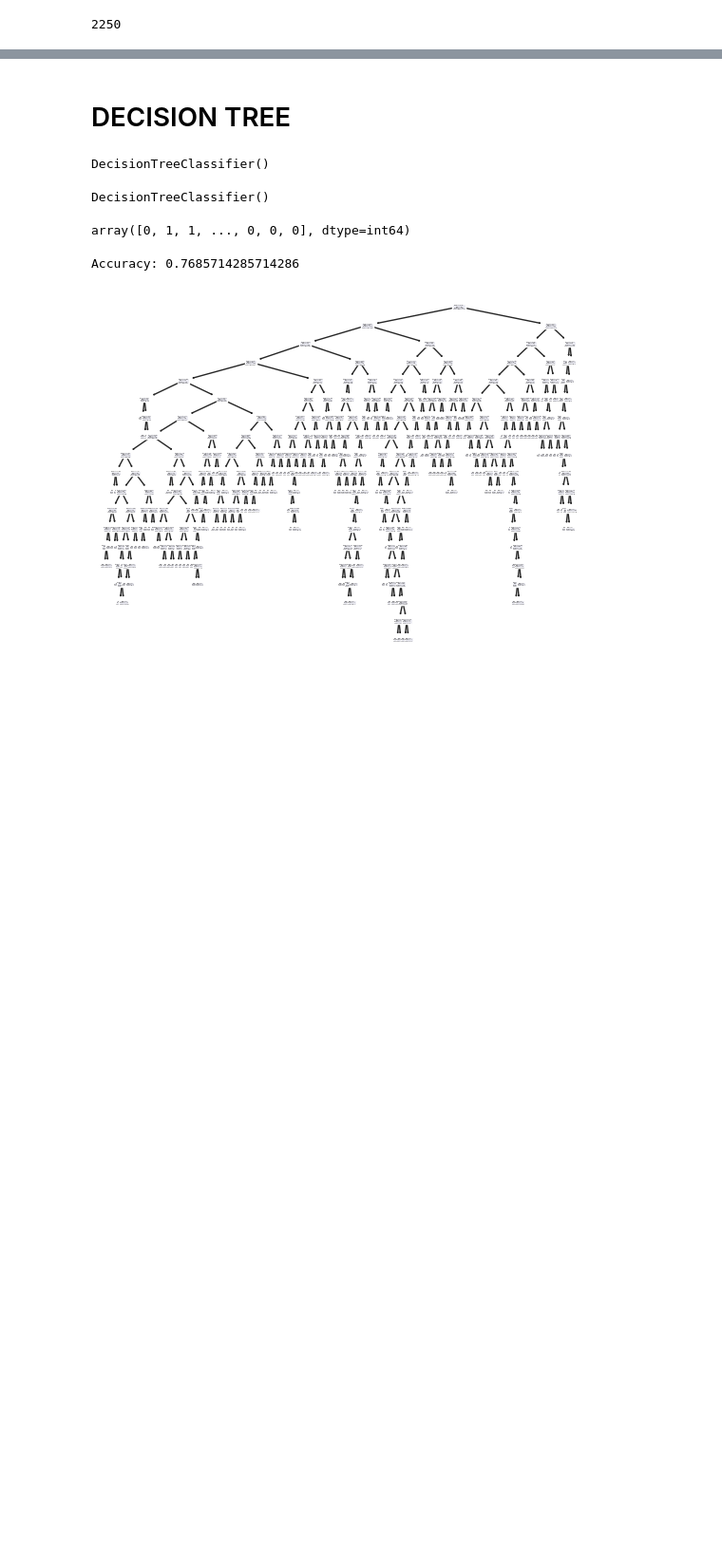
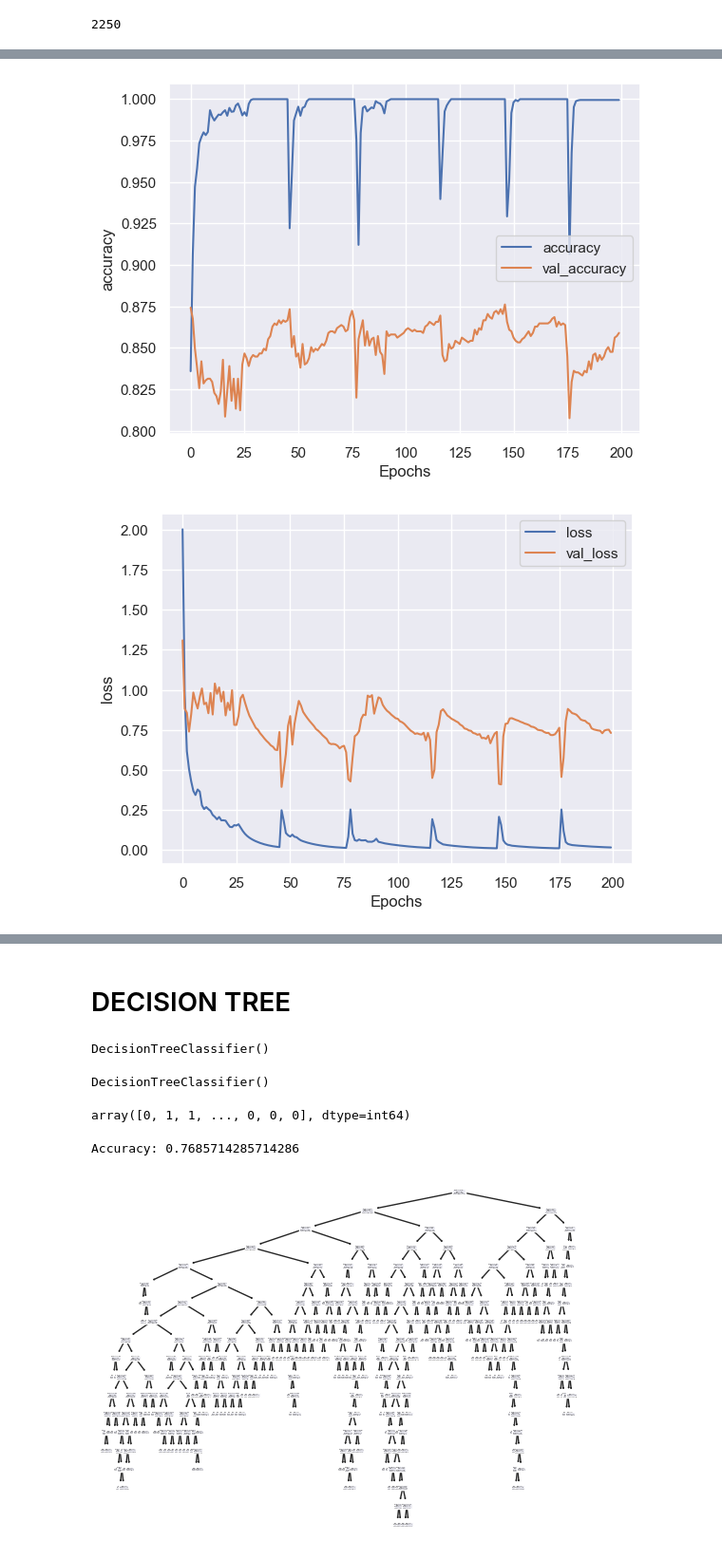
Before and after one commit to Harri200191/Fake_AI_Photos_Detection, a Jupyter notebook: Main.ipynb, the cells around one changed output, grey strips where cells are left out. Shown at 95% size. Saved outputs shown, nothing was run; the diff lists cells and outputs as text; code cells hidden in the pictures; blank space fills up the shorter version.

```diff
--- a/Main.ipynb
+++ b/Main.ipynb
@@ -274,0 +279,25 @@ final_df.to_csv("Final_Output.csv", index = False)
+# %%
+callbacks = myCallback()
+
+model = tf.keras.Sequential([
+    tf.keras.layers.Flatten(),
+    tf.keras.layers.Dense(1024, activation='relu'),
+    #tf.keras.layers.Dropout(0.5),
+    tf.keras.layers.Dense(512, activation='relu'),
+    #tf.keras.layers.Dropout(0.30),
+    tf.keras.layers.Dense(256, activation='relu'),
+    #tf.keras.layers.Dropout(0.25),
+    tf.keras.layers.Dense(128, activation='relu'),
+    #tf.keras.layers.Dropout(0.20),
+    tf.keras.layers.Dense(64, activation='relu'),
+    #tf.keras.layers.Dropout(0.20),
+    tf.keras.layers.Dense(16, activation='relu'),
+    #tf.keras.layers.Dropout(0.20),
+    tf.keras.layers.Dense(1, activation='sigmoid')
+])
+
+model.compile(loss="binary_crossentropy",
+                  optimizer="adam",
+                  metrics=['accuracy'])
+# %%
+history = model.fit(x_train, y_train, epochs=200, validation_data=(x_test, y_test), callbacks=[callbacks])
@@ -274,0 +322,14 @@ final_df.to_csv("Final_Output.csv", index = False)
+# %%
+def plot_graphs(history, metric):
+    plt.plot(history.history[metric])
+    plt.plot(history.history["val_{}".format(metric)])
+    plt.xlabel("Epochs")
+    plt.ylabel(metric)
+    plt.legend([metric, f'val_{metric}'])
+    plt.show()
+
+plot_graphs(history, "accuracy")
+plot_graphs(history, "loss")
+# %% [output]
+[figure, added]
+[figure, added]
```
Also changed, not shown: parts of 11 cells of this notebook, 2 other files.
